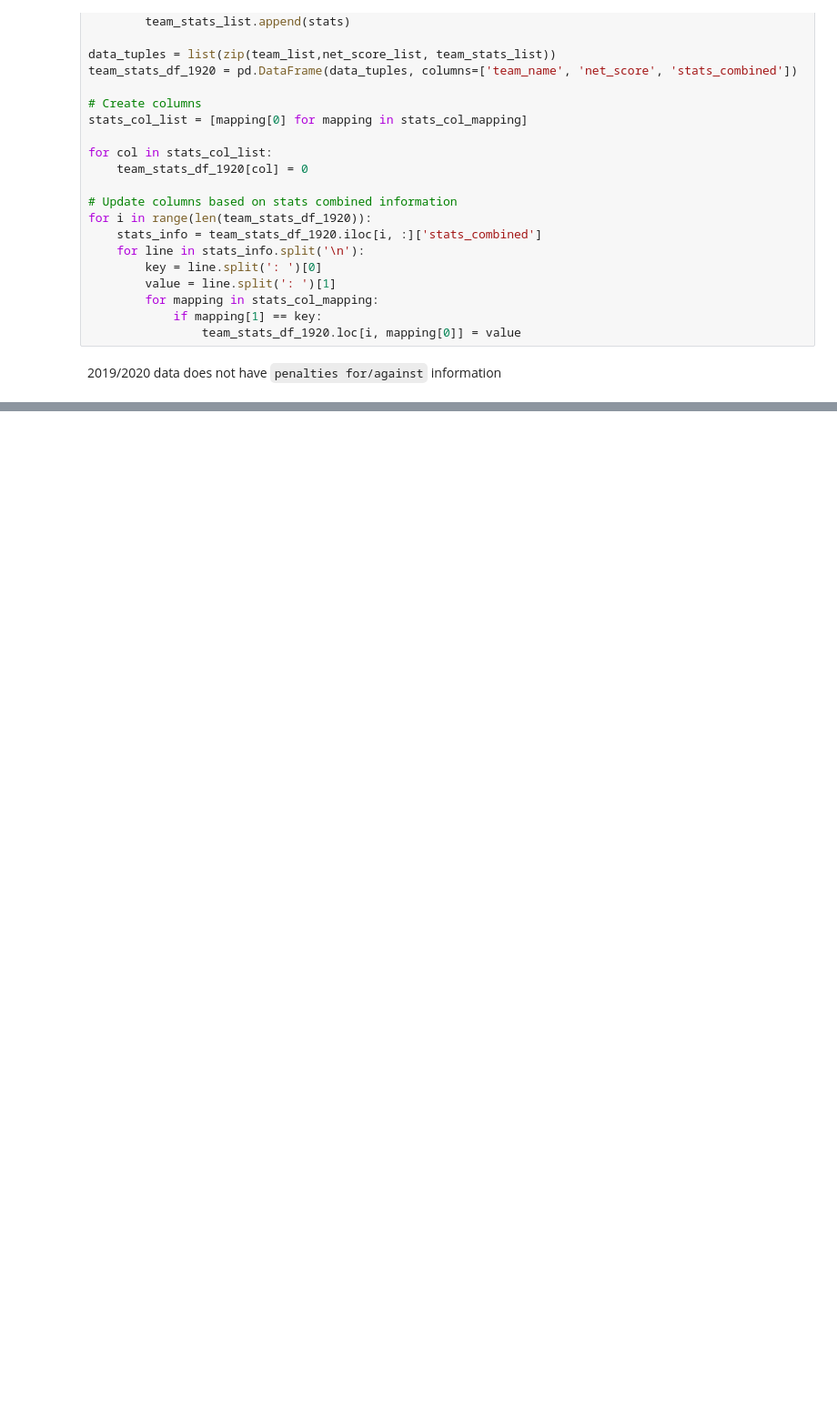
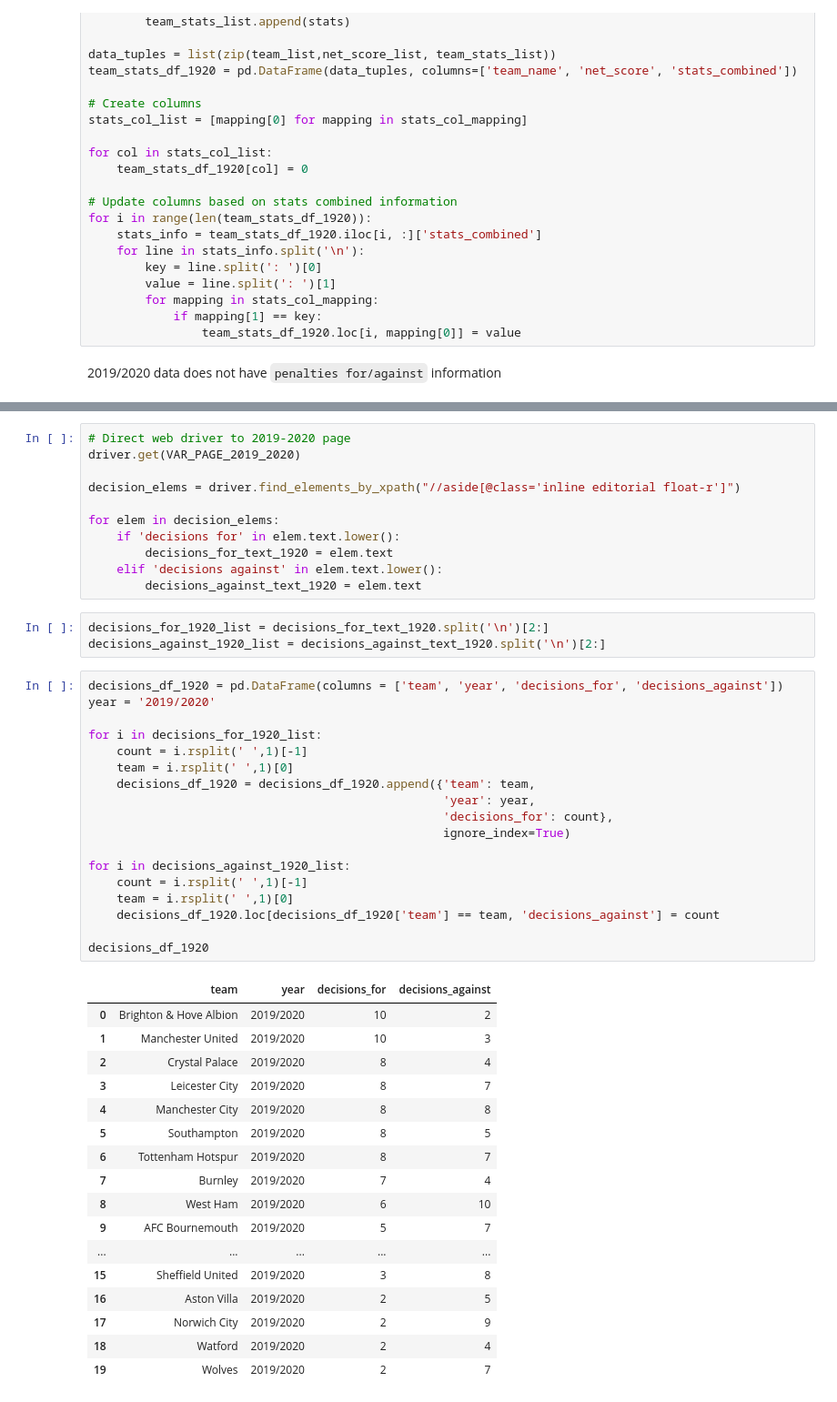
Before and after one commit to kennethleungty/English-Premier-League-VAR-Analysis, a Jupyter notebook: 01_Data_Acquisition.ipynb, the cells around one changed output, grey strips where cells are left out. Shown: that part at 91% size. Cells and saved outputs as stored; diff of their text form; blank space fills up the shorter version.

```diff
--- a/01_Data_Acquisition.ipynb
+++ b/01_Data_Acquisition.ipynb
@@ -560,0 +629,50 @@ incidents_df.to_csv(f'./data/EPL_VAR_Incidents_Raw_{export_date}.csv', index = F
+# %%
+# Direct web driver to 2019-2020 page
+driver.get(VAR_PAGE_2019_2020)
+
+decision_elems = driver.find_elements_by_xpath("//aside[@class='inline editorial float-r']")
+
+for elem in decision_elems:
+    if 'decisions for' in elem.text.lower():
+        decisions_for_text_1920 = elem.text
+    elif 'decisions against' in elem.text.lower():
+        decisions_against_text_1920 = elem.text
+# %%
+decisions_for_1920_list = decisions_for_text_1920.split('\n')[2:]
+decisions_against_1920_list = decisions_against_text_1920.split('\n')[2:]
+# %%
+decisions_df_1920 = pd.DataFrame(columns = ['team', 'year', 'decisions_for', 'decisions_against'])
+year = '2019/2020'
+
+for i in decisions_for_1920_list:
+    count = i.rsplit(' ',1)[-1]
+    team = i.rsplit(' ',1)[0]
+    decisions_df_1920 = decisions_df_1920.append({'team': team,
+                                                  'year': year,
+                                                  'decisions_for': count},
+                                                  ignore_index=True)
+
+for i in decisions_against_1920_list:
+    count = i.rsplit(' ',1)[-1]
+    team = i.rsplit(' ',1)[0]
+    decisions_df_1920.loc[decisions_df_1920['team'] == team, 'decisions_against'] = count
+
+decisions_df_1920
+# %% [output]
+|  | team | year | decisions_for | decisions_against |
+| 0 | Brighton & Hove Albion | 2019/2020 | 10 | 2 |
+| 1 | Manchester United | 2019/2020 | 10 | 3 |
+| 2 | Crystal Palace | 2019/2020 | 8 | 4 |
+| 3 | Leicester City | 2019/2020 | 8 | 7 |
+| 4 | Manchester City | 2019/2020 | 8 | 8 |
+| 5 | Southampton | 2019/2020 | 8 | 5 |
+| 6 | Tottenham Hotspur | 2019/2020 | 8 | 7 |
+| 7 | Burnley | 2019/2020 | 7 | 4 |
+| 8 | West Ham | 2019/2020 | 6 | 10 |
+| 9 | AFC Bournemouth | 2019/2020 | 5 | 7 |
+| ... | ... | ... | ... | ... |
+| 15 | Sheffield United | 2019/2020 | 3 | 8 |
+| 16 | Aston Villa | 2019/2020 | 2 | 5 |
+| 17 | Norwich City | 2019/2020 | 2 | 9 |
+| 18 | Watford | 2019/2020 | 2 | 4 |
+| 19 | Wolves | 2019/2020 | 2 | 7 |
```
Also changed, not shown: parts of 32 cells of this notebook, 2 other files.
